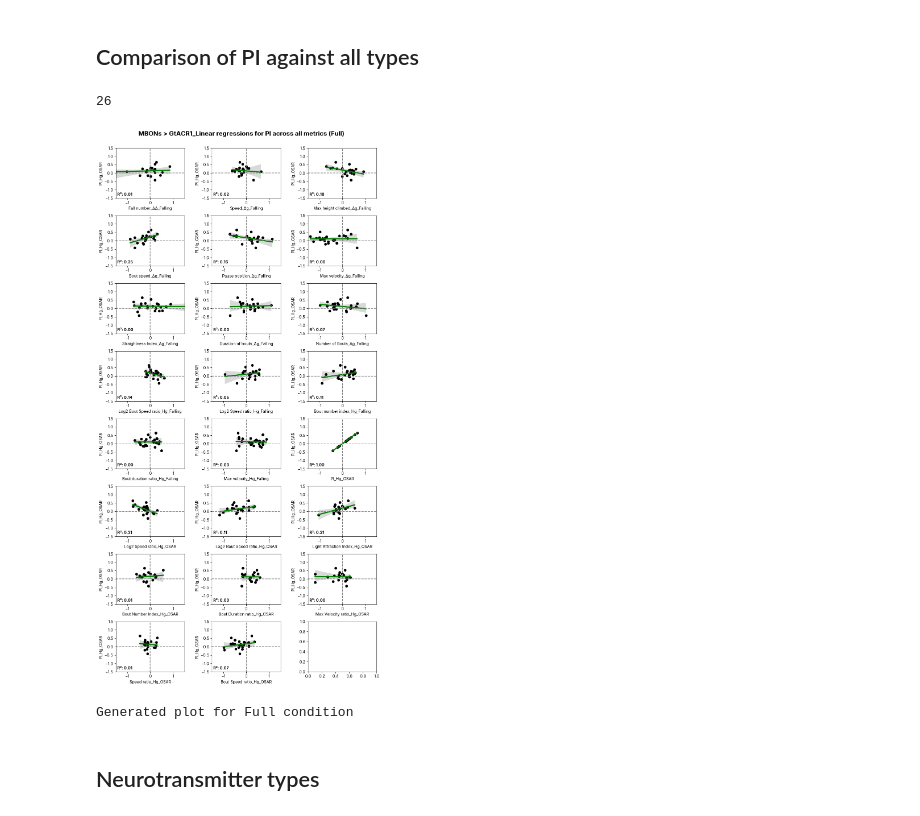
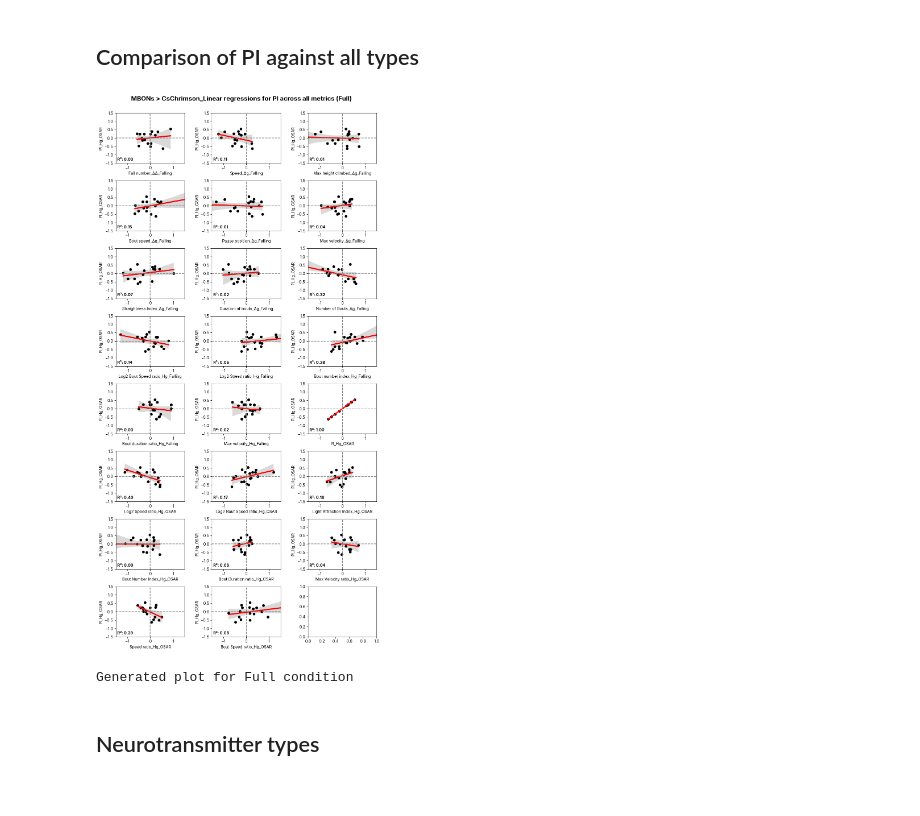
Before and after one commit to lnicole08/OSAR-Nicole-version, a Jupyter notebook: Falling-OSAR classification_2.ipynb, the cells around one changed output. Cells and saved outputs as stored; diff of their text form; code cells hidden in the pictures.

Commit message:
including single cell

```diff
--- a/Falling-OSAR classification_2.ipynb
+++ b/Falling-OSAR classification_2.ipynb
@@ -47,7 +47,7 @@ officecomp = "C:\\Users\\Star\\"
 labcomp = "C:\\Users\\User\\"
 computer2 = "C:\\Users\\lnico\\"
 homecomp = "D:\\"
-specifiedpath = homecomp
+specifiedpath = labcomp
 filedate = "20251023"
 
 filedirectory_OSAR = "ACC Lab Dropbox\\ACC Lab\\Nicole Lee\\Data Compilation\\osar_compiled\\2025collection\\"
@@ -1110,17 +1089,17 @@ weighted euclidean
 [figure]
 # %% [markdown]
 ## Comparison of PI against all types
-# %%
-totalmetriccomparison = pd.read_excel(specifiedpath + "ACC Lab Dropbox\\ACC Lab\\Nicole Lee\\Data Compilation\\2025 Complete raw values osar falling\\Totalcomparisonofallmetrics-Full.xlsx")
-len(totalmetriccomparison.columns)
-# %% [output]
-26
+# %%
+singlecellmbon = ["SS01308", "MB399B", "SS01337", "SS01127", "SS01143","SS67727", "SS67728", "SS67755",
+                  "MB298B", "SS01188", "MB433B", "MB112C", "MB085C", "MB262B","MB018B","MB091C", "SS01194", "MB549C",
+                  "MB080C", "MB050B", "SS81353", "SS81521","SS46348","SS01388", "MB242A","SS77424","SS67741","SS95118", "SS80958", "SS95105", "SS95109", "SS81557", "SS86947",
+                  "SS77450", "SS67662", "SS76094","SS97567","SS75199", "SS75200","SS77383", "SS80974"]
 # %%
 import scipy.stats
 
 plt.rcParams["font.family"] = "Inter"
 
-responder = "ACR"
+responder = "Chrimson2"
 
 # Define the three condition files
 conditions = ['Full']
@@ -1140,7 +1119,7 @@ for condition in conditions:
         colorline = 'green'
 
     totalmapplots = df_linereg.drop(columns = ['genotypeandresponder', 'responder'])
-    df_totalmetrics_origin = totalmapplots[~totalmapplots['MBON'].isin(['VT999036'])]
+    df_totalmetrics_origin = totalmapplots[totalmapplots['MBON'].isin(singlecellmbon)]
 
     df_totalmetrics = df_totalmetrics_origin.drop(columns = ['MBON'])
     metrictype = df_totalmetrics.columns.tolist()
@@ -1162,34 +1141,34 @@ for condition in conditions:
         axscatter_linreg[j].grid(False)
         axscatter_linreg[j].set_ylim([-1.5, 1.5])
         axscatter_linreg[j].set_xlim([-1.5, 1.5])
         axscatter_linreg[j].axvline(0, c=(.5, .5, .5), ls='--')
         axscatter_linreg[j].axhline(0, c=(.5, .5, .5), ls='--')
 
         axscatter_linreg[j].yaxis.set_tick_params(labelbottom=True)
 
         # Correlation for subplot
         pearsonscorrelation_cr2_1 = scipy.stats.pearsonr(data_nt[x_label_1], data_nt[y_label_1])
         # civallow_cr2_1 = pearsonscorrelation_cr2_1.confidence_interval(confidence_level=0.95)[0]
         # civalhigh_cr2_1 = pearsonscorrelation_cr2_1.confidence_interval(confidence_level=0.95)[1]
         # axscatter_linreg[j].annotate(f"R²: {(round(pearsonscorrelation_cr2_1[0],3))**2:.2f}" + "\nCI:" + str(round(civallow_cr2_1,3)) + ", " + str(round(civalhigh_cr2_1,3)),
         #                         (0.02, 0.05), ha="left", xycoords='axes fraction', weight="bold", fontsize=8)
         axscatter_linreg[j].annotate(f"R²: {(round(pearsonscorrelation_cr2_1[0],3))**2:.2f}",
                                 (0.02, 0.05), ha="left", xycoords='axes fraction', weight="bold", fontsize=10)
 
 
     plt.tight_layout()
     plt.subplots_adjust(top=0.95, wspace=0.4)
 
     figlinregplots.suptitle(f"MBONs > {responderrename}_Linear regressions for PI across all metrics ({condition})", weight="bold", fontfamily="Inter", fontsize=16)
 
     #plt.savefig(filesavedir + date + "_" + responder + "_linreg_allmetrics_" + condition + ".png", dpi=1200, bbox_inches='tight')
     #plt.savefig(filesavedir + date + "_" + responder + "_linreg_allmetrics_" + condition + ".svg")
 
     plt.show()
 
     print(f"Generated plot for {condition} condition")
 # %% [output]
-[figure, old version]
+[figure, new version]
 Generated plot for Full condition
 # %% [markdown]
 ## Neurotransmitter types
```
Also changed, not shown: parts of 3 cells of this notebook.
